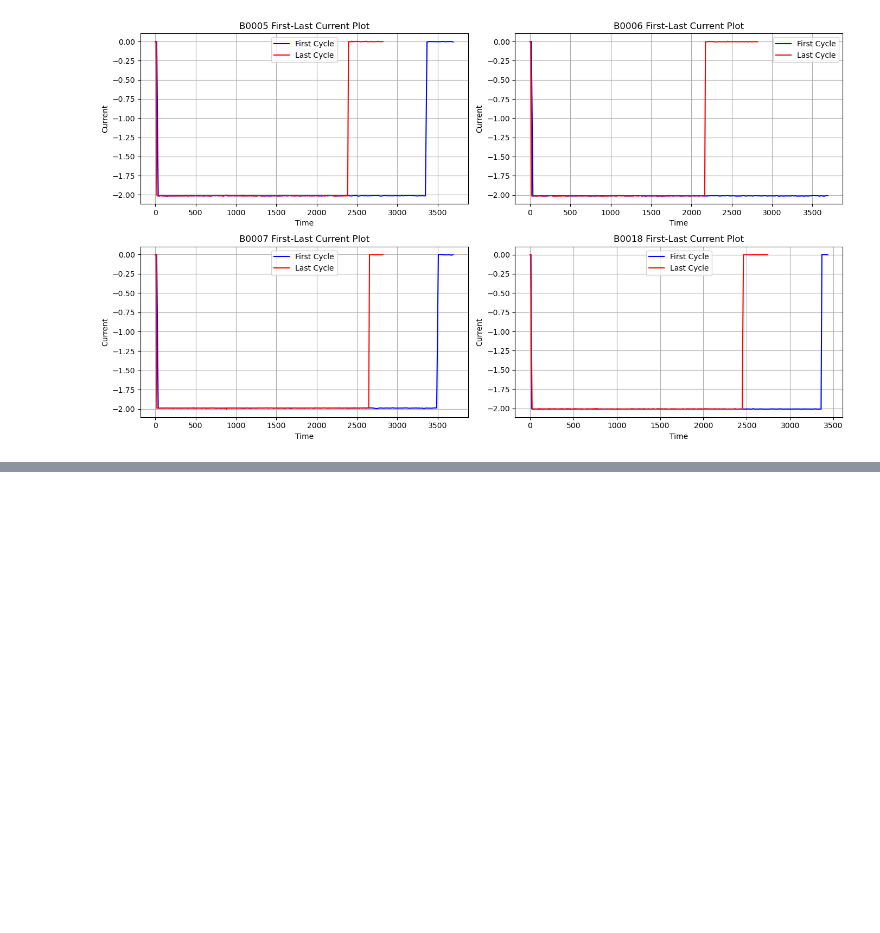
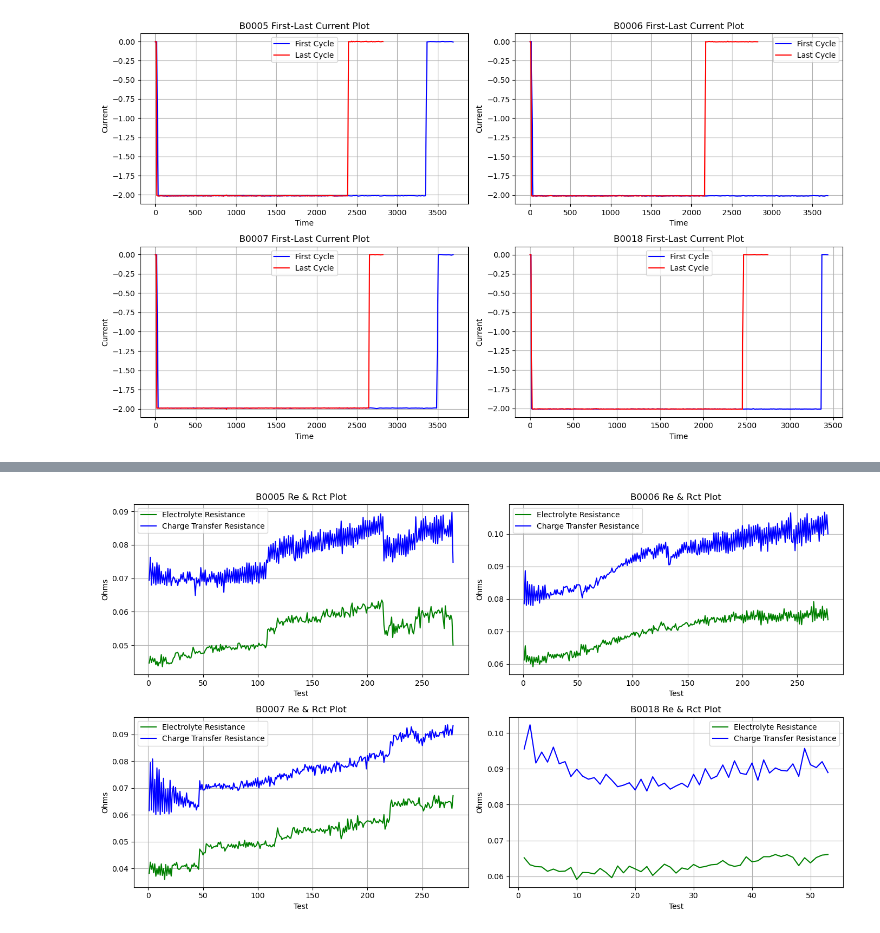
Before and after one commit to RomanShrestha07/CPSC_4830_Group_Project, a Jupyter notebook: Group_Project.ipynb, the cells around one changed output, grey strips where cells are left out. Saved outputs shown, nothing was run; the diff lists cells and outputs as text; code cells hidden in the pictures; blank space fills up the shorter version.

Commit message:
- impedance, rc and rct stuff

```diff
--- a/Group_Project.ipynb
+++ b/Group_Project.ipynb
@@ -226,7 +246,7 @@ def get_charge_discharge_df(battery_cycles):
             i = i + 1
 
             df = pd.DataFrame({
-                'Test': d,
+                'Test': i,
                 'Sense_current': cycle_data['Sense_current'],
                 'Battery_current': cycle_data['Battery_current'],
                 'Current_ratio': cycle_data['Current_ratio'],
@@ -590,0 +595,27 @@ battery_dict['B0018_charge']
+# %%
+def get_re_rct_plot(batteries=['B0005']):
+    num_batteries = len(batteries)
+    rows = (num_batteries + 1) // 2
+
+    plt.figure(figsize=(14, 4 * rows))
+
+    for idx, battery in enumerate(batteries):
+        battery_df = battery_dict[f'{battery}_impedance']
+
+        plt.subplot(rows, 2, idx + 1)
+
+        plt.plot(battery_df['Test'], battery_df['Re'], 'g', label='Electrolyte Resistance')
+        plt.plot(battery_df['Test'], battery_df['Rct'], 'b', label='Charge Transfer Resistance')
+
+        plt.title(f'{battery} Re & Rct Plot')
+        plt.xlabel('Test')
+        plt.ylabel('Ohms')
+        plt.legend()
+        plt.grid(True)
+
+    plt.tight_layout()
+    plt.show()
+# %%
+get_re_rct_plot(battery_list)
+# %% [output]
+[figure, added]
```
Also changed, not shown: parts of 6 cells of this notebook.
